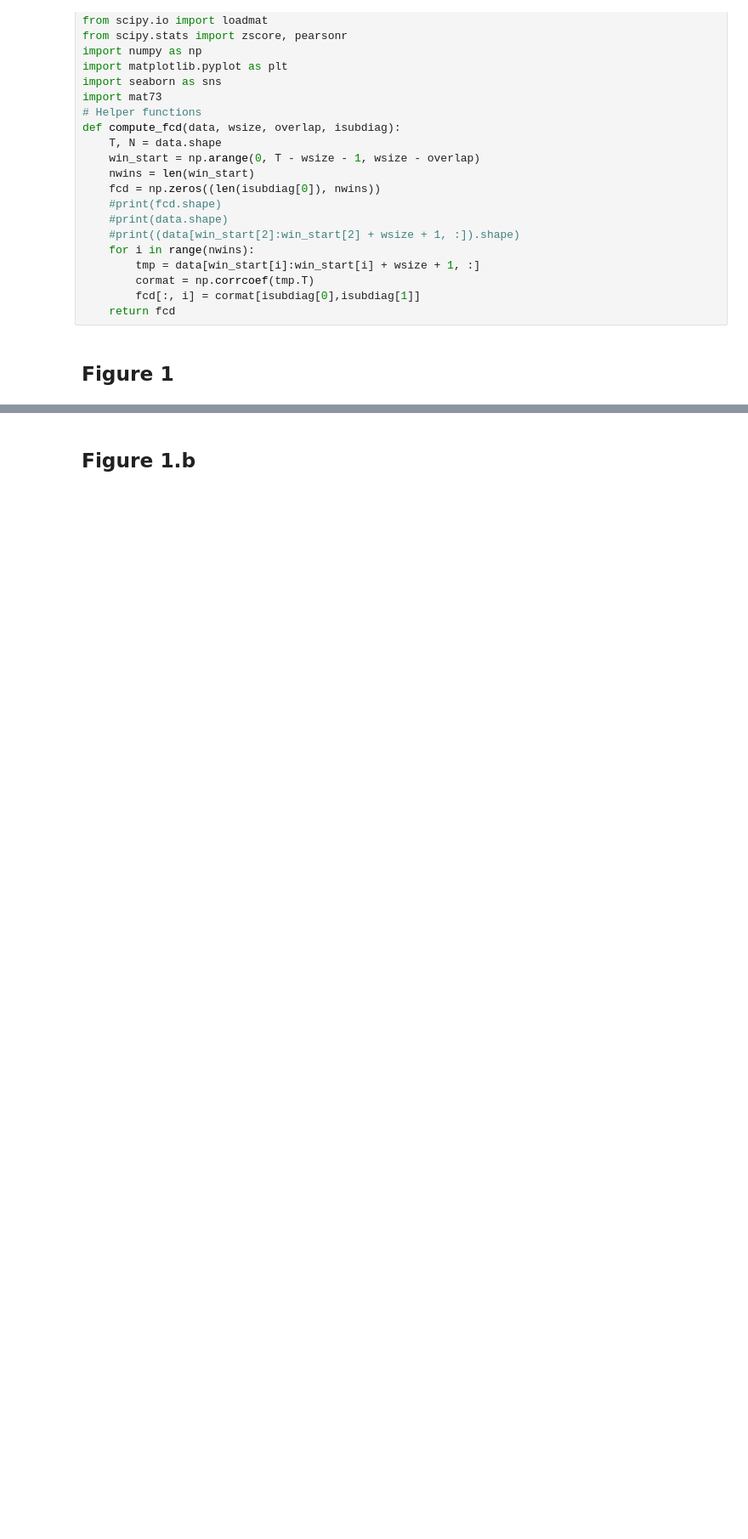
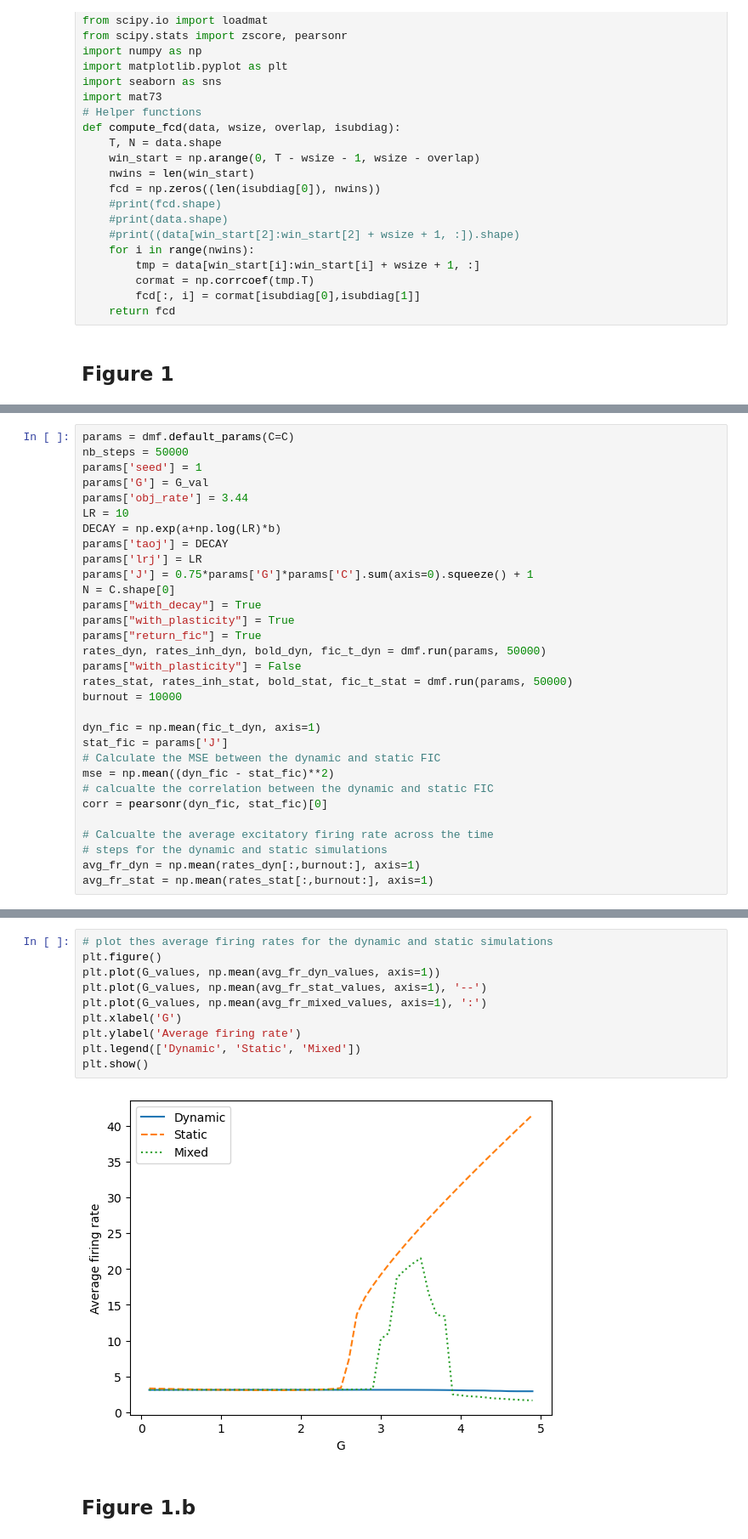
Before and after one commit to Picardian14/dyn_fic_dmf, a Jupyter notebook: python/Simulations copy.ipynb, the cells around one changed output, grey strips where cells are left out. Shown at 85% size. Cells and saved outputs as stored; diff of their text form; blank space fills up the shorter version.

```diff
--- a/python/Simulations copy.ipynb
+++ b/python/Simulations copy.ipynb
@@ -39,0 +43,31 @@ print(DECAY)
+# %%
+params = dmf.default_params(C=C)
+nb_steps = 50000
+params['seed'] = 1
+params['G'] = G_val
+params['obj_rate'] = 3.44
+LR = 10
+DECAY = np.exp(a+np.log(LR)*b)
+params['taoj'] = DECAY
+params['lrj'] = LR
+params['J'] = 0.75*params['G']*params['C'].sum(axis=0).squeeze() + 1
+N = C.shape[0]
+params["with_decay"] = True
+params["with_plasticity"] = True
+params["return_fic"] = True
+rates_dyn, rates_inh_dyn, bold_dyn, fic_t_dyn = dmf.run(params, 50000)
+params["with_plasticity"] = False
+rates_stat, rates_inh_stat, bold_stat, fic_t_stat = dmf.run(params, 50000)
+burnout = 10000
+
+dyn_fic = np.mean(fic_t_dyn, axis=1)
+stat_fic = params['J']
+# Calculate the MSE between the dynamic and static FIC
+mse = np.mean((dyn_fic - stat_fic)**2)
+# calcualte the correlation between the dynamic and static FIC
+corr = pearsonr(dyn_fic, stat_fic)[0]
+
+# Calcualte the average excitatory firing rate across the time
+# steps for the dynamic and static simulations
+avg_fr_dyn = np.mean(rates_dyn[:,burnout:], axis=1)
+avg_fr_stat = np.mean(rates_stat[:,burnout:], axis=1)
@@ -76,2 +184,14 @@ Text(0.5, 1.0, 'Per region FIC comparison G=2.11 LR=10')
+# %%
+# plot thes average firing rates for the dynamic and static simulations
+plt.figure()
+plt.plot(G_values, np.mean(avg_fr_dyn_values, axis=1))
+plt.plot(G_values, np.mean(avg_fr_stat_values, axis=1), '--')
+plt.plot(G_values, np.mean(avg_fr_mixed_values, axis=1), ':')
+plt.xlabel('G')
+plt.ylabel('Average firing rate')
+plt.legend(['Dynamic', 'Static', 'Mixed'])
+plt.show()
+# %% [output]
+[figure, added]
 # %% [markdown]
 ## Figure 1.b
```
Also changed, not shown: parts of 44 cells of this notebook, 8 other files.
